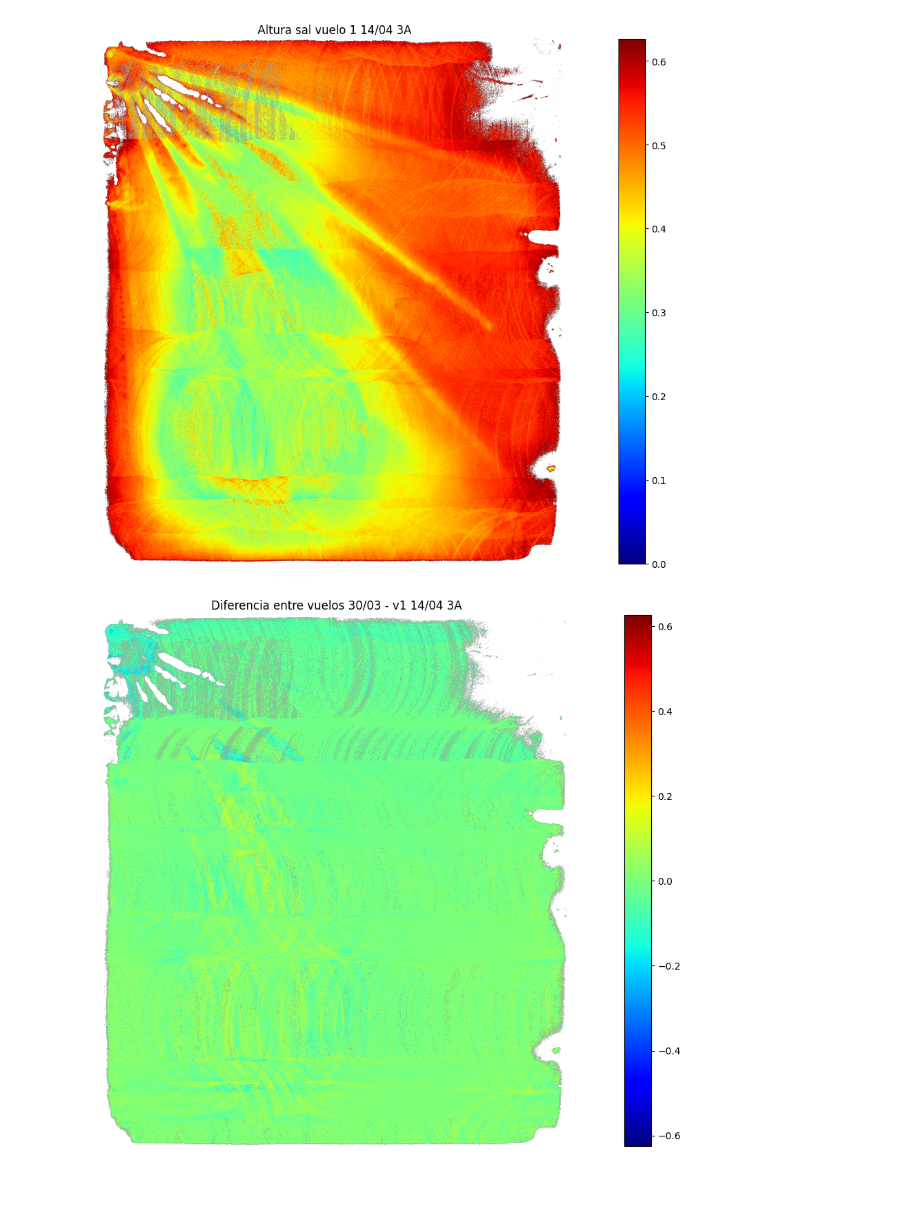
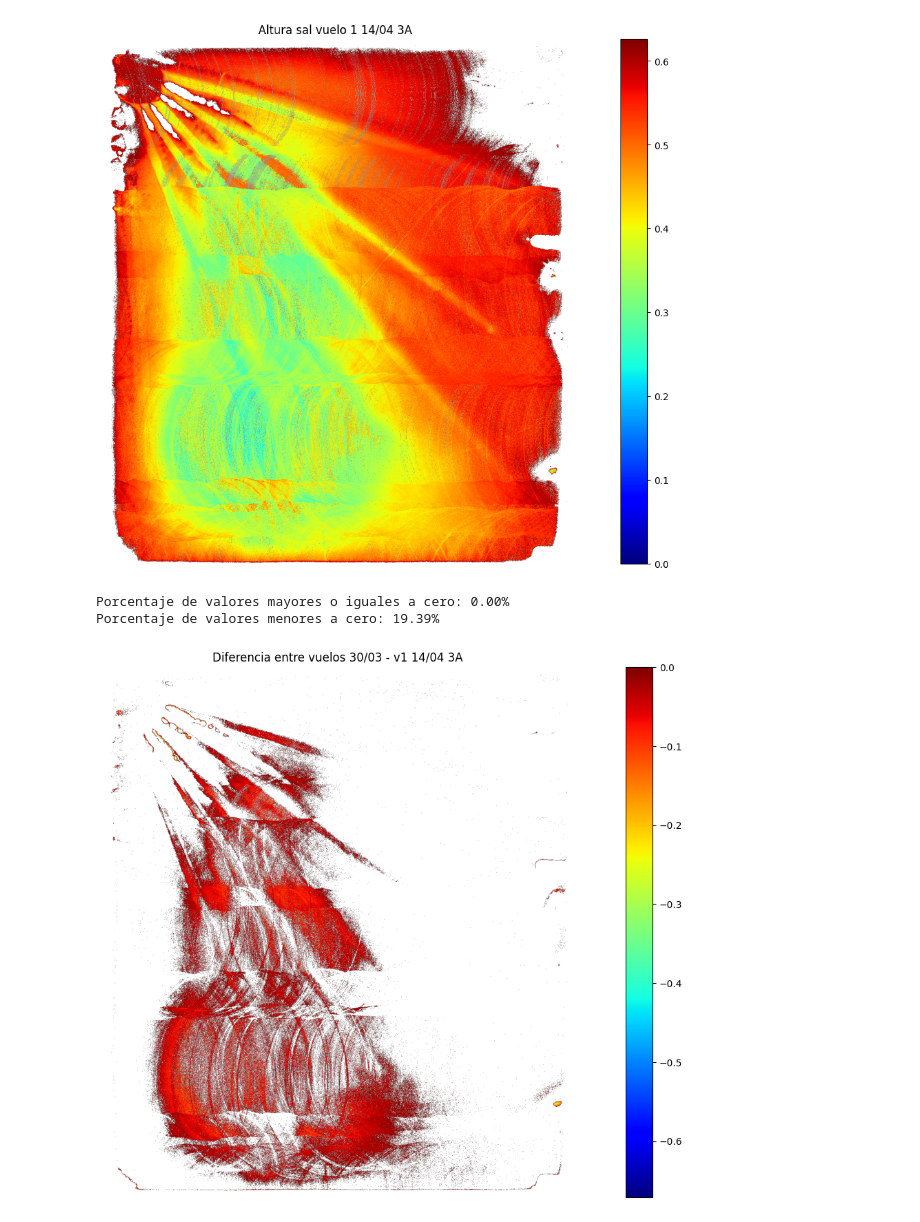
Before and after one commit to Kauel-Chile/sqm_batimetria, a Jupyter notebook: point_cloud_alignment.ipynb, the cells around one changed output. Cells and saved outputs as stored; diff of their text form; code cells hidden in the pictures; blank space fills up the shorter version.

```diff
--- a/point_cloud_alignment.ipynb
+++ b/point_cloud_alignment.ipynb
@@ -72,8 +72,8 @@ TRANS_INIT = np.asarray([[1.0, 0.0, 0.0, 0.0],
                          [0.0, 0.0, 1.0, 0.0],
                          [0.0, 0.0, 0.0, 1.0]])
 # %%
-source_path = 'data/14_04_2025/Vuelo_1/3-a_100m_7ms_100khz_plena-luz_0_0_poza.las'
-target_path = 'data/14_04_2025/Vuelo_2/3-a_v2_100m_7ms_100khz_plena-luz_0_0_poza.las'
+source_path = 'data/vuelos_marzos/30032025/con talud/100m_7ms_100khz_plena_luz/3a_100m_7ms_100khz_plena_luz_0_0.las'
+target_path = 'data/14_04_2025/Vuelo_1/3-a_100m_7ms_100khz_plena-luz_0_0_poza.las'
 # %%
 src_ground_points = get_ground_points(source_path, SALMUERA)
 #view_cloud_pv(src_ground_points)
@@ -226,7 +225,7 @@ def get_point(path, salmuera):
     return points[points[:,2] < salmuera]
 # %%
 print(path_las_transformed)
-points_a = get_point(path_las_transformed, SALMUERA)
+points_a = get_point(path_las_transformed, 2300.978)
 points_b = get_point(target_path, SALMUERA)
 
 xmin, xmax = np.min([np.min(points_a[:,0]), np.min(points_b[:,0])]), np.max([np.max(points_a[:,0]), np.max(points_b[:,0])])
@@ -236,6 +235,6 @@ ymin, ymax = np.min([np.min(points_a[:,1]), np.min(points_b[:,1])]), np.max([np.
 # target = to_open3d(points_b)
 # draw_registration_result(source, target, transformation)
 
-dem_a = generate_dem(points_a, RASANTE, xmin, xmax, ymin, ymax, grid_spacing=0.17)
+dem_a = generate_dem(points_a, 2300.305, xmin, xmax, ymin, ymax, grid_spacing=0.17)
 dem_b = generate_dem(points_b, RASANTE, xmin, xmax, ymin, ymax, grid_spacing=0.17)
 # %% [output]
@@ -263,8 +262,29 @@ plt.title('Altura sal vuelo 1 14/04 3A')
 plt.axis('off')
 plt.show()
 
+x = dem_b - dem_a
+x = np.where(x > 0, np.nan, x)
+
+# Contar los valores mayores o iguales a cero
+count_ge_zero = np.sum(x >= 0)
+
+# Contar los valores menores a cero
+count_lt_zero = np.sum(x < 0)
+
+# Total de valores en el array
+total_values = x.size
+
+# Calcular el porcentaje de valores mayores o iguales a cero
+percentage_ge_zero = (count_ge_zero / total_values) * 100
+
+# Calcular el porcentaje de valores menores a cero
+percentage_lt_zero = (count_lt_zero / total_values) * 100
+
+print(f"Porcentaje de valores mayores o iguales a cero: {percentage_ge_zero:.2f}%")
+print(f"Porcentaje de valores menores a cero: {percentage_lt_zero:.2f}%")
+
 plt.figure(figsize=(20,10))
-plt.imshow(dem_b - dem_a, cmap='jet')
+plt.imshow(x, cmap='jet')
 plt.colorbar()
 plt.axis('off')
 plt.title('Diferencia entre vuelos 30/03 - v1 14/04 3A')
@@ -274,5 +294,7 @@ plt.show()
-[figure, old version]
+[figure, new version]
+Porcentaje de valores mayores o iguales a cero: 0.00%
+Porcentaje de valores menores a cero: 19.39%
-[figure, old version]
+[figure, new version]
 # %%
 def bresenham_line(start=(10, 10), end=(10, 60)):
     # Unpack start and end points
```
Also changed, not shown: parts of 9 cells of this notebook.
